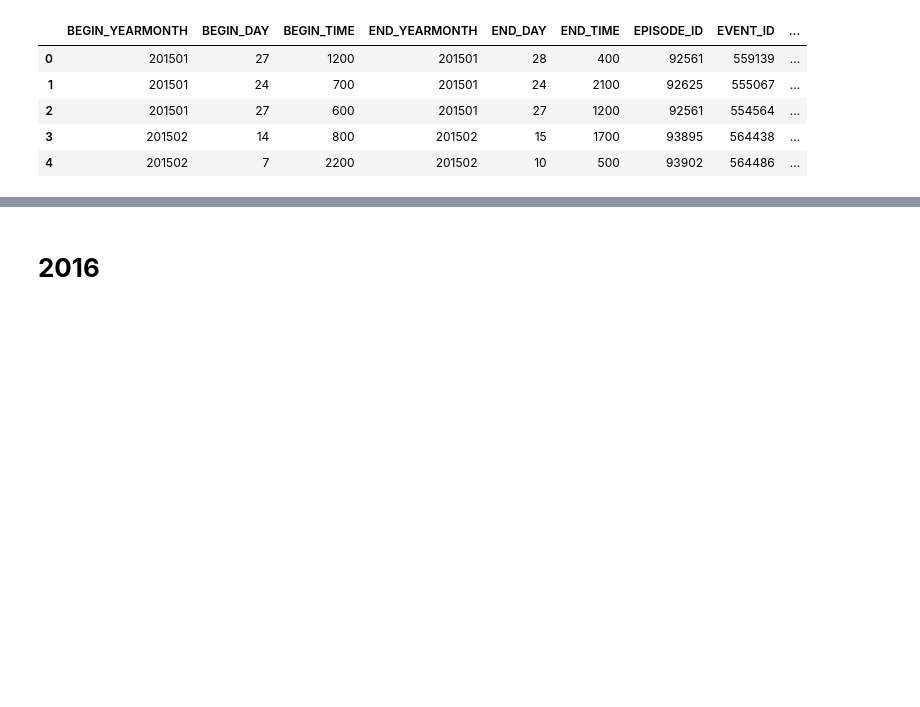
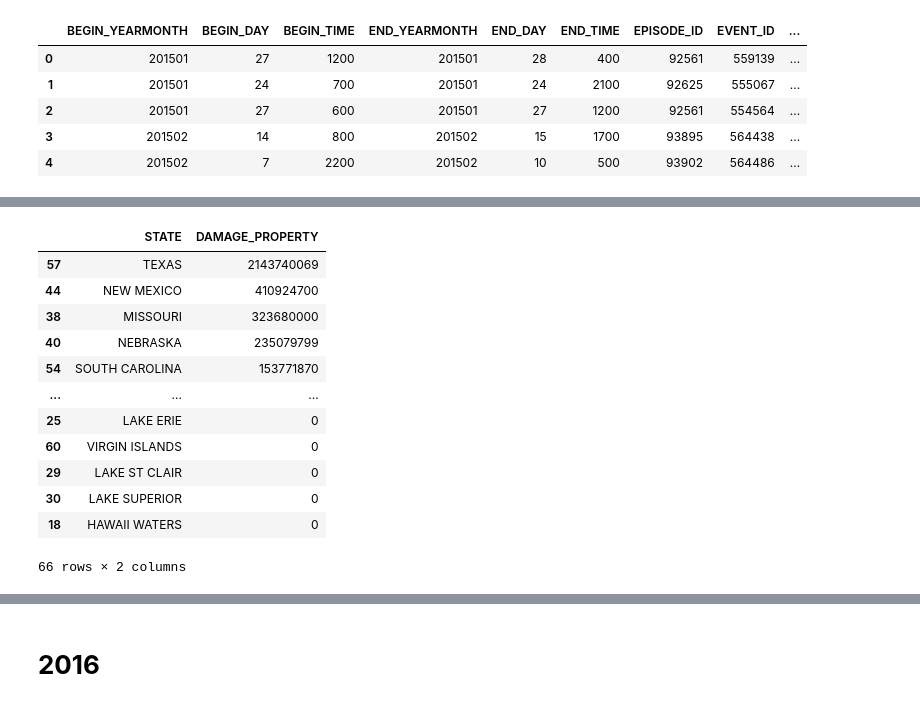
Before and after one commit to lmstephens/Build-Week1, a Jupyter notebook: 2013_2019weather.ipynb, the cells around one changed output, grey strips where cells are left out. Cells and saved outputs as stored; diff of their text form; code cells hidden in the pictures; blank space fills up the shorter version.

```diff
--- a/2013_2019weather.ipynb
+++ b/2013_2019weather.ipynb
@@ -377,0 +380,7 @@ dfweather_data_2015['DAMAGE_PROPERTY'] = DAMAGE_PROPERTY_2015
+# %%
+#adds together the state totals
+newdf2015 = dfweather_data_2015.groupby(['STATE'], as_index=False).sum()
+# %%
+#creates a new dataframe
+df2015 = pd.DataFrame(newdf2015)
+df2015.head()
@@ -377,0 +394,16 @@ dfweather_data_2015['DAMAGE_PROPERTY'] = DAMAGE_PROPERTY_2015
+# %%
+df2015.sort_values(by='DAMAGE_PROPERTY', ascending=False)
+# %% [output]
+|  | STATE | DAMAGE_PROPERTY |
+| 57 | TEXAS | 2143740069 |
+| 44 | NEW MEXICO | 410924700 |
+| 38 | MISSOURI | 323680000 |
+| 40 | NEBRASKA | 235079799 |
+| 54 | SOUTH CAROLINA | 153771870 |
+| ... | ... | ... |
+| 25 | LAKE ERIE | 0 |
+| 60 | VIRGIN ISLANDS | 0 |
+| 29 | LAKE ST CLAIR | 0 |
+| 30 | LAKE SUPERIOR | 0 |
+| 18 | HAWAII WATERS | 0 |
+66 rows × 2 columns
```
Also changed, not shown: parts of 7 cells of this notebook.
